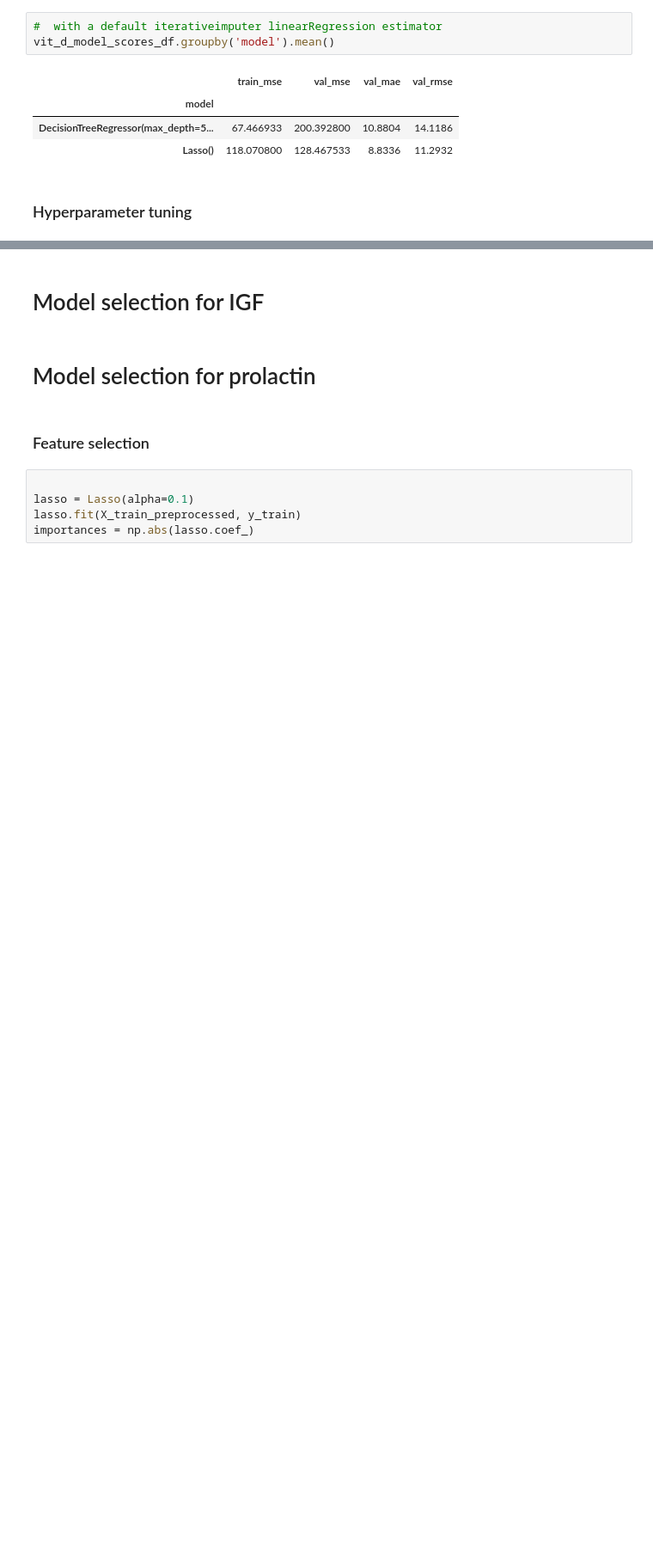
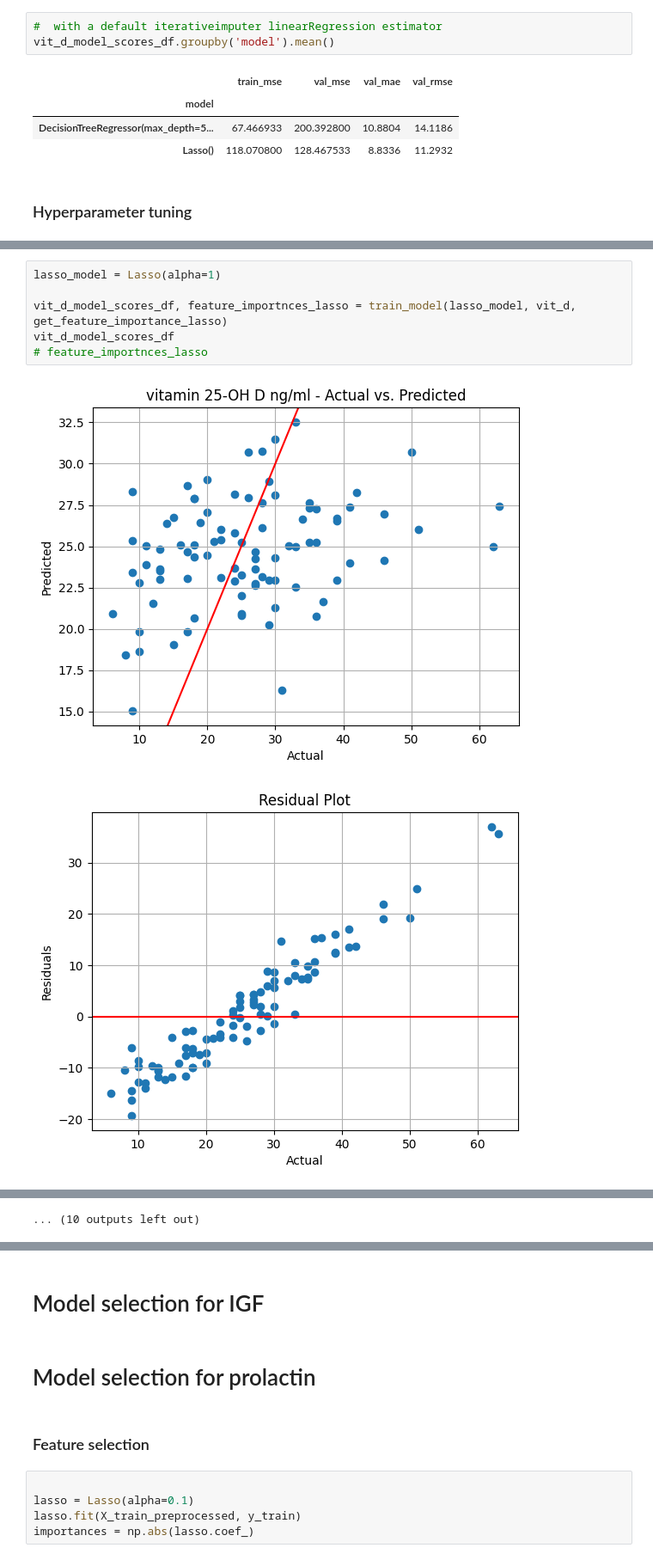
Before and after one commit to Karina-00/Master_project, a Jupyter notebook: training_models.ipynb, the cells around one changed output, grey strips where cells are left out. Shown at 86% size. Saved outputs shown, nothing was run; the diff lists cells and outputs as text; blank space fills up the shorter version.

```diff
--- a/training_models.ipynb
+++ b/training_models.ipynb
@@ -1072,0 +1140,9 @@ ValueError: Integers to negative integer powers are not allowed.
+# %%
+lasso_model = Lasso(alpha=1)
+
+vit_d_model_scores_df, feature_importnces_lasso = train_model(lasso_model, vit_d, get_feature_importance_lasso)
+vit_d_model_scores_df
+# feature_importnces_lasso
+# %% [output]
+[figure, added]
+[figure, added]
@@ -1072,0 +1159 @@ ValueError: Integers to negative integer powers are not allowed.
+... (10 outputs left out)
```
Also changed, not shown: parts of 31 cells of this notebook, 4 other files.
